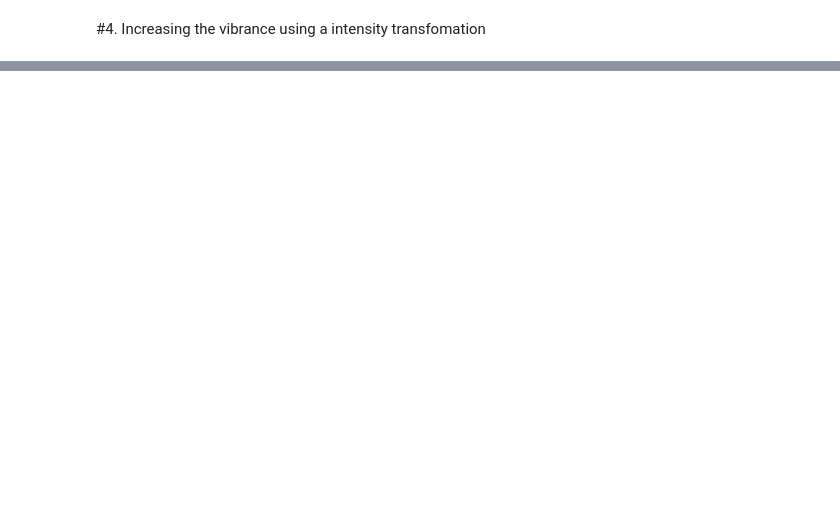
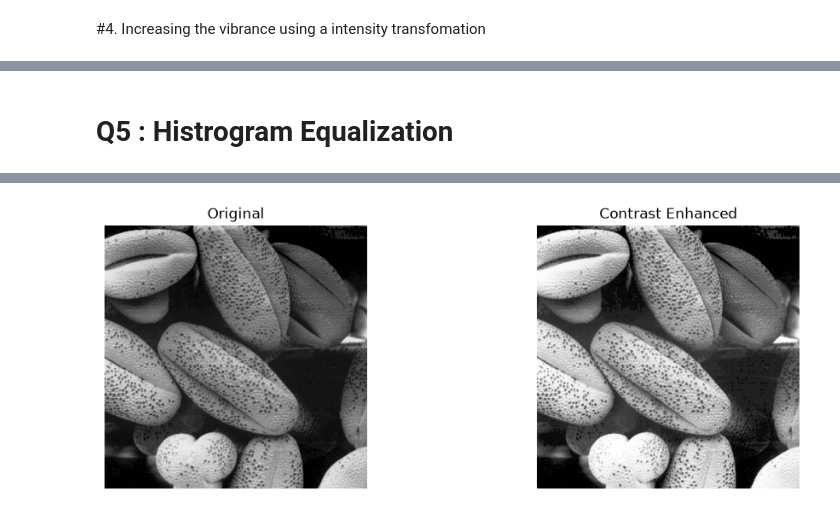
Before and after one commit to rus1ru/EN3160_Assignment_1, a Jupyter notebook: assignment_01.ipynb, the cells around one changed output, grey strips where cells are left out. Cells and saved outputs as stored; diff of their text form; code cells hidden in the pictures; blank space fills up the shorter version.

Commit message:
Histrogram Equalization

```diff
--- a/assignment_01.ipynb
+++ b/assignment_01.ipynb
@@ -294,0 +295,38 @@ plt.show()
+# %% [markdown]
+# Q5 : Histrogram  Equalization
+# %%
+def histrogram_equalization(img):
+    # histrogram calculation usign calcHist function
+    hist = cv2.calcHist([img], [0], None, [256], [0, 256])
+    cdf = hist.cumsum()
+
+    # Normalize the CDF
+    cdf_normalized = cdf / cdf[-1]
+
+    L = 256
+    mapping = np.round((L - 1) * cdf_normalized).astype(np.uint8)
+
+    # Apply the mapping to the image
+    result = cv2.LUT(img, mapping)
+
+    hist_after = cv2.calcHist([result], [0], None, [256], [0, 256])
+
+    return result, hist, hist_after
+# %%
+img = cv2.imread("images/shells.tif", 0)
+corrected, before_hist, after_hist = histrogram_equalization(img)
+
+plt.figure(figsize=(12, 4))
+
+plt.subplot(1, 2, 1)
+plt.imshow(img, cmap="gray")
+plt.title("Original")
+plt.axis("off")
+
+plt.subplot(1, 2, 2)
+plt.imshow(corrected, cmap="gray")
+plt.title("Contrast Enhanced")
+plt.axis("off")
+
+plt.show()
+# %% [output]
@@ -294,0 +334 @@ plt.show()
+[figure, added]
```
Also changed, not shown: parts of 5 cells of this notebook.
